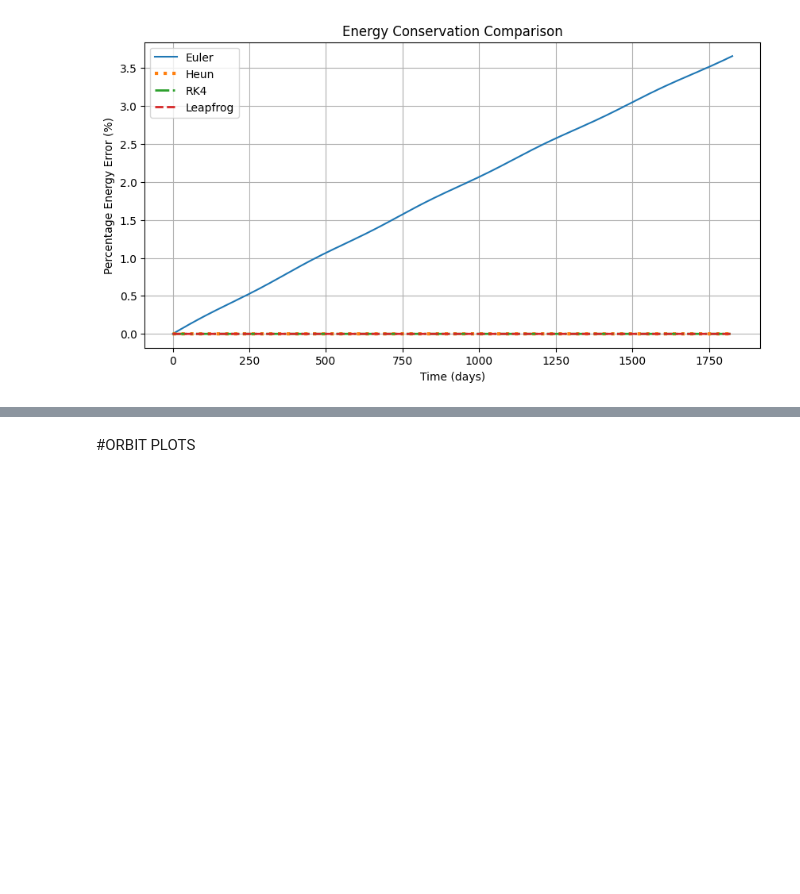
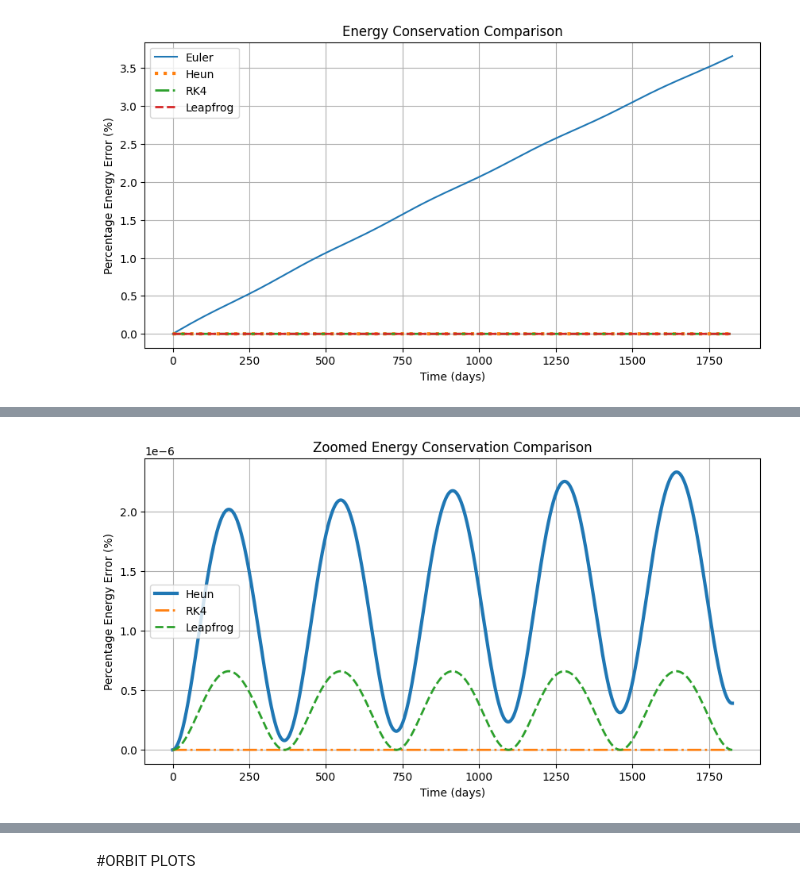
Before and after one commit to meenakshi-kay/Orbit-Simulation, a Jupyter notebook: Orbit_simulation_euler_heun_rk4_leapfrog.ipynb, the cells around one changed output, grey strips where cells are left out. Drawn from its saved outputs; the diff is of its cells as text; code cells hidden in the pictures; blank space fills up the shorter version.

```diff
--- a/Orbit_simulation_euler_heun_rk4_leapfrog.ipynb
+++ b/Orbit_simulation_euler_heun_rk4_leapfrog.ipynb
@@ -427,0 +586,19 @@ print(np.max(np.abs(leapfrog_error - rk4_error)))     #difference in errors b/n
+# %%
+# zoomed-in comparison without Euler
+# Euler error is much larger, so removing it makes the other methods easier to compare
+
+plt.figure(figsize=(10,5))
+
+plt.plot(heun_times/(60*60*24), heun_error, label="Heun", linestyle="-", linewidth=3)
+plt.plot(rk4_times/(60*60*24), rk4_error, label="RK4", linestyle="-.", linewidth=2)
+plt.plot(leapfrog_times/(60*60*24), leapfrog_error, label="Leapfrog", linestyle="--", linewidth=2)
+
+plt.xlabel("Time (days)")
+plt.ylabel("Percentage Energy Error (%)")
+plt.title("Zoomed Energy Conservation Comparison")
+plt.legend()
+plt.grid()
+
+plt.show()
+# %% [output]
+[figure, added]
```
Also changed, not shown: parts of 27 cells of this notebook.
